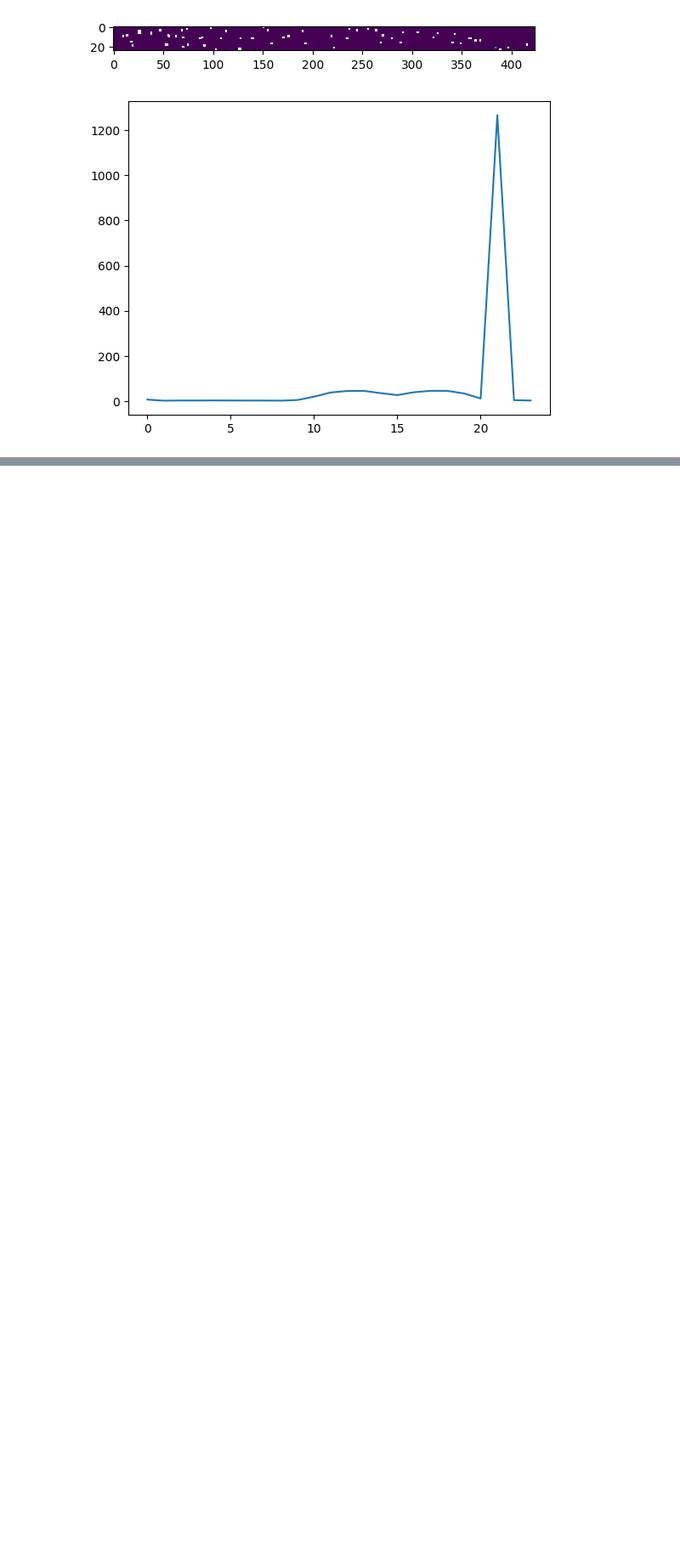
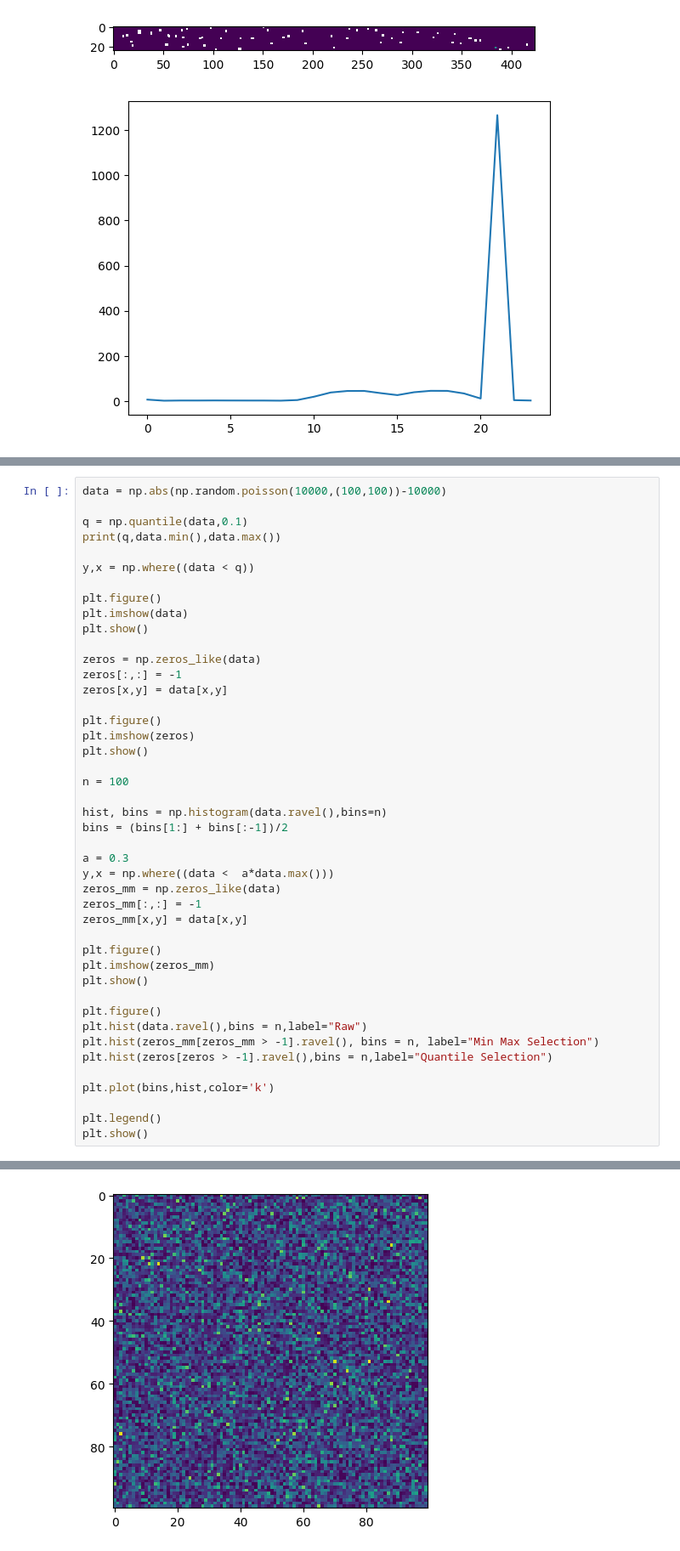
Before and after one commit to TimEpsilon/BetterNIRSpecBackground, a Jupyter notebook: Background_Testing.ipynb, the cells around one changed output, grey strips where cells are left out. Shown at 85% size. Cells and saved outputs as stored; diff of their text form; blank space fills up the shorter version.

Commit message:
Work on Better background selection

```diff
--- a/Background_Testing.ipynb
+++ b/Background_Testing.ipynb
@@ -208,0 +228,45 @@ plt.show()
+# %%
+data = np.abs(np.random.poisson(10000,(100,100))-10000)
+
+q = np.quantile(data,0.1)
+print(q,data.min(),data.max())
+
+y,x = np.where((data < q))
+
+plt.figure()
+plt.imshow(data)
+plt.show()
+
+zeros = np.zeros_like(data)
+zeros[:,:] = -1
+zeros[x,y] = data[x,y]
+
+plt.figure()
+plt.imshow(zeros)
+plt.show()
+
+n = 100
+
+hist, bins = np.histogram(data.ravel(),bins=n)
+bins = (bins[1:] + bins[:-1])/2
+
+a = 0.3
+y,x = np.where((data <  a*data.max()))
+zeros_mm = np.zeros_like(data)
+zeros_mm[:,:] = -1
+zeros_mm[x,y] = data[x,y]
+
+plt.figure()
+plt.imshow(zeros_mm)
+plt.show()
+
+plt.figure()
+plt.hist(data.ravel(),bins = n,label="Raw")
+plt.hist(zeros_mm[zeros_mm > -1].ravel(), bins = n, label="Min Max Selection")
+plt.hist(zeros[zeros > -1].ravel(),bins = n,label="Quantile Selection")
+
+plt.plot(bins,hist,color='k')
+
+plt.legend()
+plt.show()
+# %% [output]
@@ -208,0 +274 @@ plt.show()
+[figure, added]
```
Also changed, not shown: parts of 3 cells of this notebook, 3 other files.
